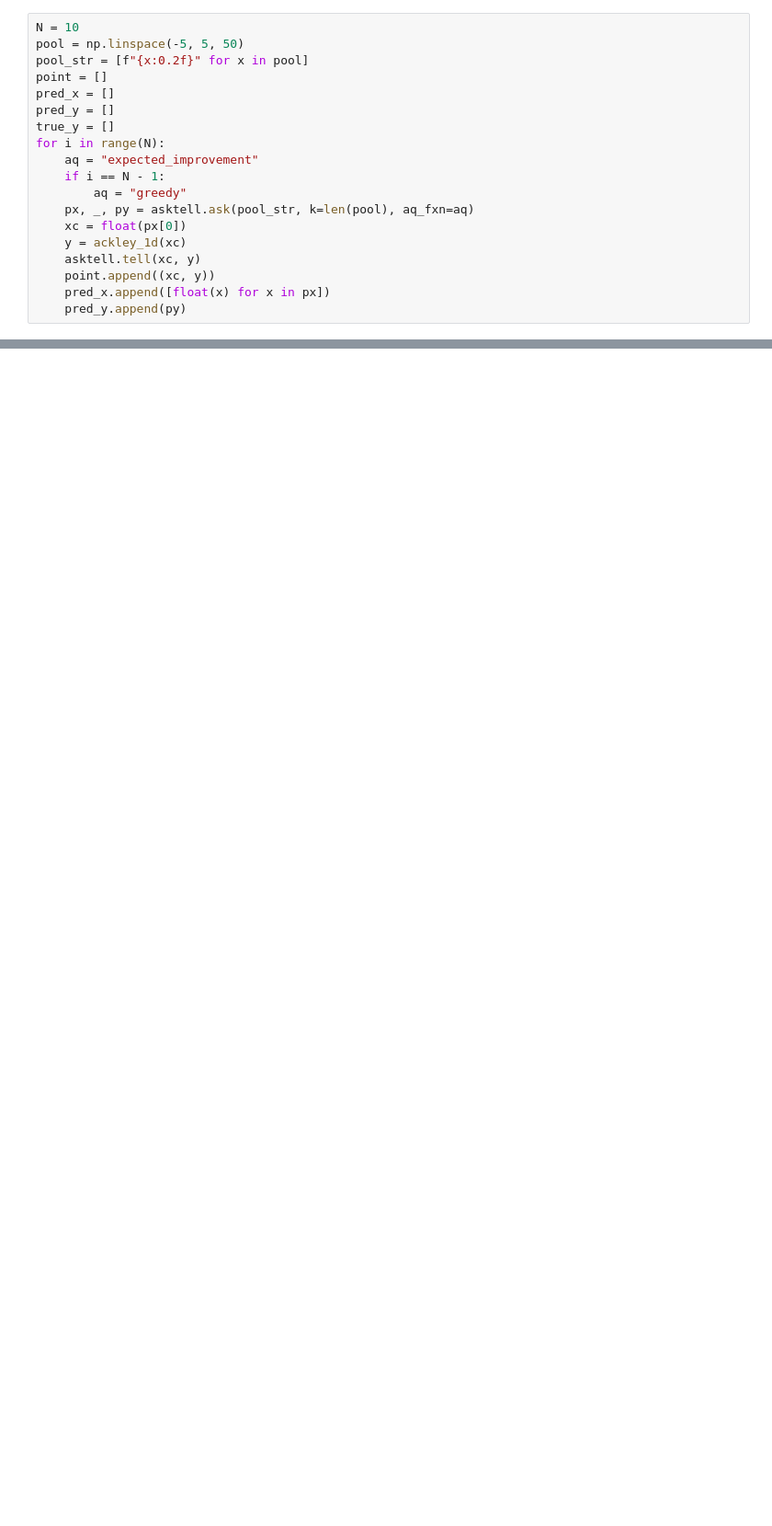
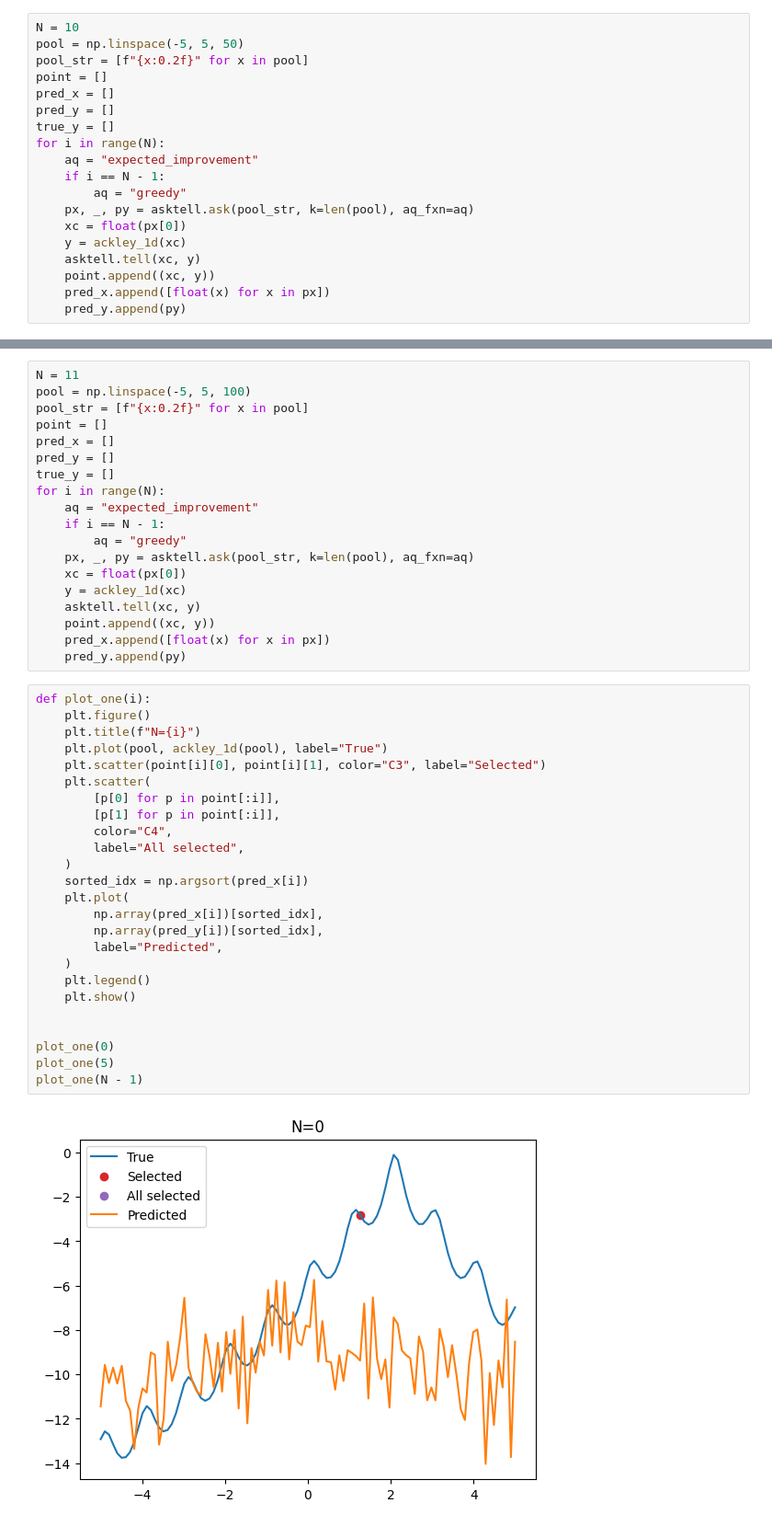
Before and after one commit to ur-whitelab/BO-LIFT, a Jupyter notebook: paper/Ackley.ipynb, the cells around one changed output, grey strips where cells are left out. Shown at 92% size. Drawn from its saved outputs; the diff is of its cells as text; blank space fills up the shorter version.

```diff
--- a/paper/Ackley.ipynb
+++ b/paper/Ackley.ipynb
@@ -135,0 +246,46 @@ plot_one(N - 1)
+# %%
+N = 11
+pool = np.linspace(-5, 5, 100)
+pool_str = [f"{x:0.2f}" for x in pool]
+point = []
+pred_x = []
+pred_y = []
+true_y = []
+for i in range(N):
+    aq = "expected_improvement"
+    if i == N - 1:
+        aq = "greedy"
+    px, _, py = asktell.ask(pool_str, k=len(pool), aq_fxn=aq)
+    xc = float(px[0])
+    y = ackley_1d(xc)
+    asktell.tell(xc, y)
+    point.append((xc, y))
+    pred_x.append([float(x) for x in px])
+    pred_y.append(py)
+# %%
+def plot_one(i):
+    plt.figure()
+    plt.title(f"N={i}")
+    plt.plot(pool, ackley_1d(pool), label="True")
+    plt.scatter(point[i][0], point[i][1], color="C3", label="Selected")
+    plt.scatter(
+        [p[0] for p in point[:i]],
+        [p[1] for p in point[:i]],
+        color="C4",
+        label="All selected",
+    )
+    sorted_idx = np.argsort(pred_x[i])
+    plt.plot(
+        np.array(pred_x[i])[sorted_idx],
+        np.array(pred_y[i])[sorted_idx],
+        label="Predicted",
+    )
+    plt.legend()
+    plt.show()
+
+
+plot_one(0)
+plot_one(5)
+plot_one(N - 1)
+# %% [output]
+[figure, added]
```
Also changed, not shown: parts of 18 cells of this notebook, 1 other file.
